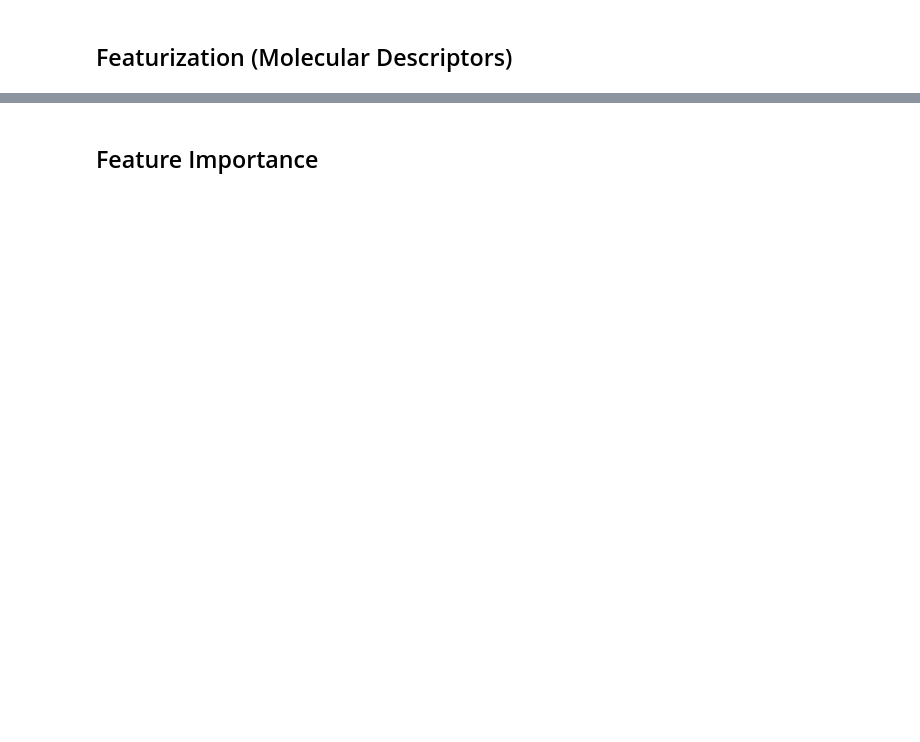
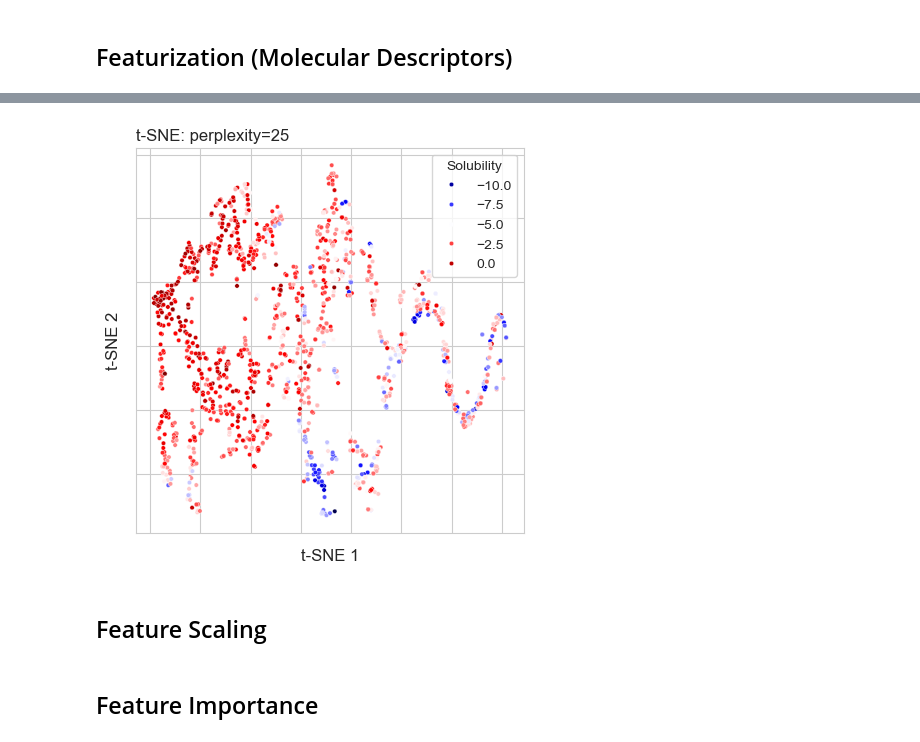
Before and after one commit to ECburx/ML-Solubility-Prediction, a Jupyter notebook: data/data_processing.ipynb, the cells around one changed output, grey strips where cells are left out. Drawn from its saved outputs; the diff is of its cells as text; code cells hidden in the pictures; blank space fills up the shorter version.

```diff
--- a/data/data_processing.ipynb
+++ b/data/data_processing.ipynb
@@ -149,3 +161,27 @@ tst2_19SC_y, tst2_19SC_X = tst2_19SC["Solubility"], tst2_19SC.drop("Solubility",
+# %%
+reducer = TSNE(
+    n_components=2,
+    perplexity=25,
+    random_state=1024
+)
+embedding = reducer.fit_transform(trn_X)
+embedding = pd.DataFrame(embedding, columns=["t-SNE 1", "t-SNE 2"])
+embedding["Solubility"] = trn_y
+# %%
+_, ax = plt.subplots(figsize=(5, 5))
+sns.scatterplot(embedding, x="t-SNE 1", y="t-SNE 2", hue="Solubility", s=10, palette="seismic")
+ax.set_xlabel("t-SNE 1", fontsize=12)
+ax.set_ylabel("t-SNE 2", fontsize=12)
+ax.text(0, 1.05,
+        f"t-SNE: perplexity={reducer.perplexity}",
+        fontsize=12, ha='left', va='top', transform=plt.gca().transAxes)
+ax.set_xticklabels([])
+ax.set_yticklabels([])
+plt.show()
+# %% [output]
+[figure, added]
+# %% [markdown]
+## Feature Scaling
 # %%
 from sklearn.preprocessing import MinMaxScaler
 
```
Also changed, not shown: parts of 29 cells of this notebook, 10 other files.
